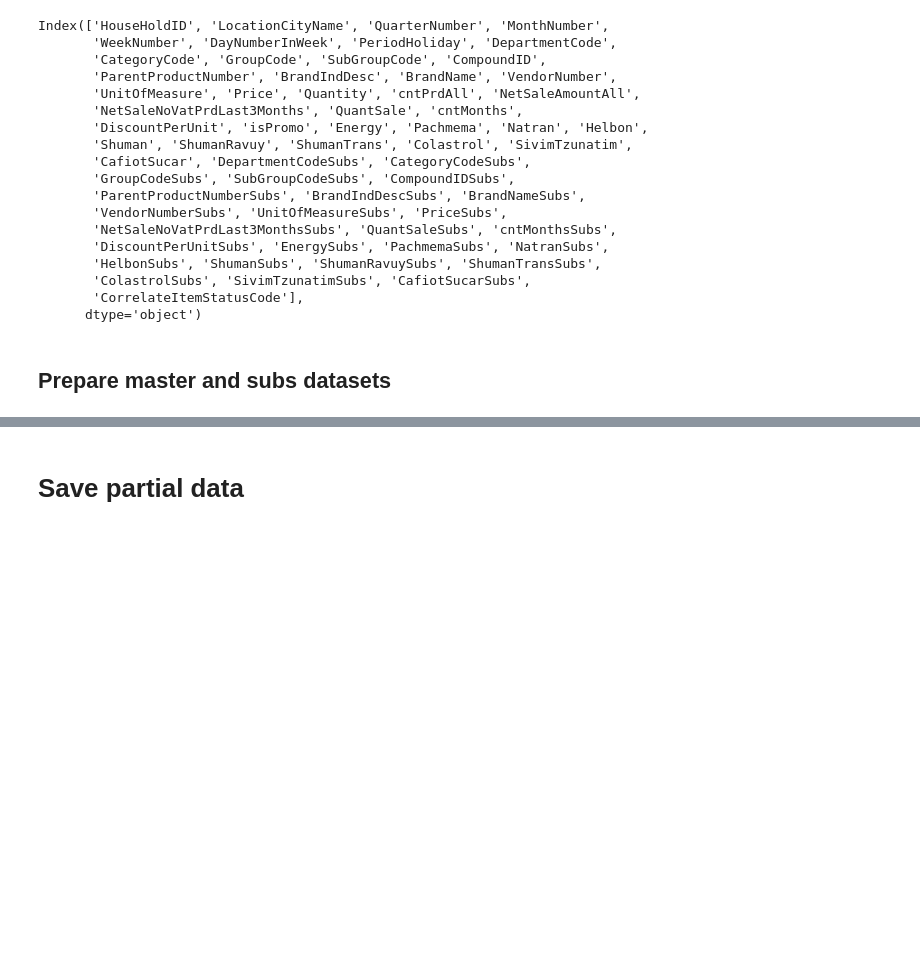
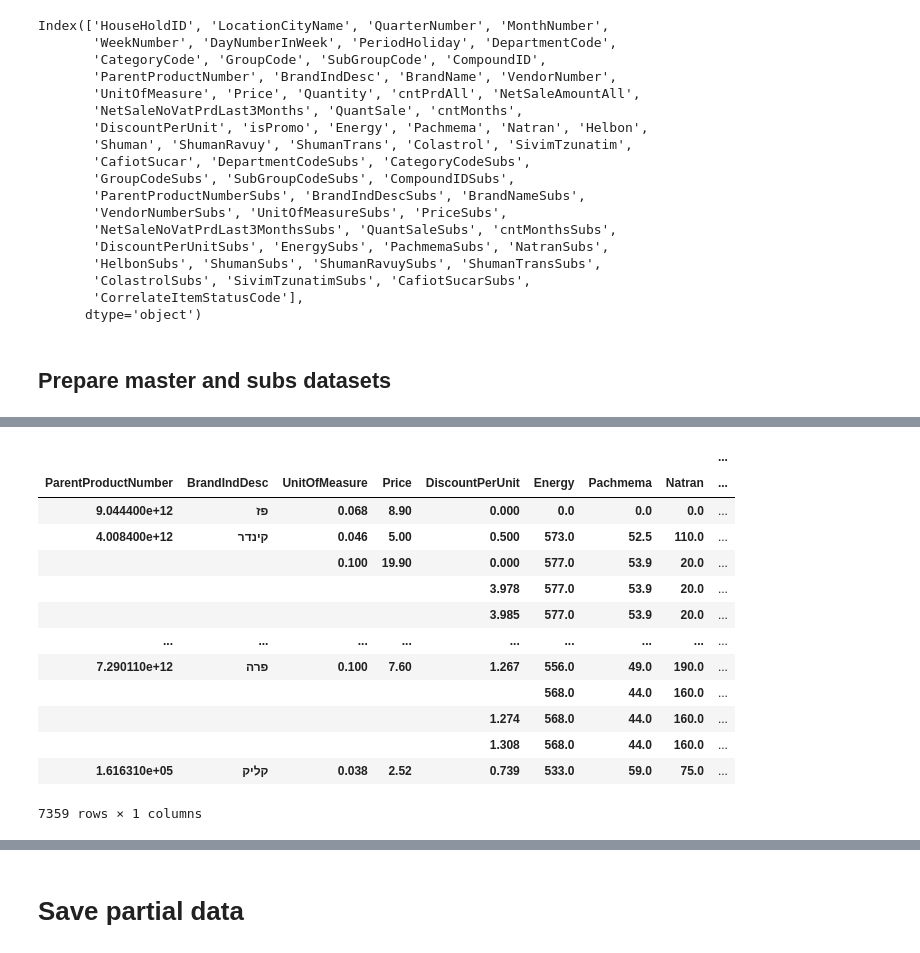
Before and after one commit to DanielKorenDataScience/ClassificationProject, a Jupyter notebook: Shufersal_predict.ipynb, the cells around one changed output, grey strips where cells are left out. Cells and saved outputs as stored; diff of their text form; code cells hidden in the pictures; blank space fills up the shorter version.

```diff
--- a/Shufersal_predict.ipynb
+++ b/Shufersal_predict.ipynb
@@ -160,7 +160,7 @@ Index(['HouseHoldID', 'LocationCityName', 'QuarterNumber', 'MonthNumber',
 if RAW:
   cols = ['HouseHoldID', 'LocationCityName', 'QuarterNumber', 'MonthNumber',
        'WeekNumber', 'DayNumberInWeek', 'PeriodHoliday', 'cntPrdAll', 'NetSaleAmountAll',
-       'NetSaleNoVatPrdLast3Months', 'QuantSale', 'cntMonths',
+       'NetSaleNoVatPrdLast3Months', 'QuantSale', 'cntMonths', 'Quantity',
        'NetSaleNoVatPrdLast3MonthsSubs', 'QuantSaleSubs', 'cntMonthsSubs',
        'CorrelateItemStatusCode']
   df = df2.drop(cols, axis=1)
@@ -200,0 +201,4 @@ p(df_no_promo.shape)
+# %%
+df_master.drop_duplicates(inplace=True)
+p(df_master.shape)
+d(df_master.head())
@@ -200,0 +225,21 @@ p(df_no_promo.shape)
+# %%
+# first group 471 - ['DepartmentCode', 'CategoryCode', 'GroupCode','SubGroupCode', 'CompoundID', 'BrandName', 'VendorNumber',
+#             'Shuman', 'ShumanRavuy', 'Colastrol', 'SivimTzunatim', 'CafiotSucar'] did not change that number
+val = pd.DataFrame(df_master.value_counts(['ParentProductNumber', 'BrandIndDesc', 'UnitOfMeasure', 'Price', 'DiscountPerUnit',
+                        'Energy', 'Pachmema', 'Natran', 'Helbon', 'ShumanTrans']))
+d(val)
+# %% [output]
+|  |  |  |  |  |  |  |  | ... |
+| ParentProductNumber | BrandIndDesc | UnitOfMeasure | Price | DiscountPerUnit | Energy | Pachmema | Natran | ... |
+| 9.044400e+12 | פז | 0.068 | 8.90 | 0.000 | 0.0 | 0.0 | 0.0 | ... |
+| 4.008400e+12 | קינדר | 0.046 | 5.00 | 0.500 | 573.0 | 52.5 | 110.0 | ... |
+|  |  | 0.100 | 19.90 | 0.000 | 577.0 | 53.9 | 20.0 | ... |
+|  |  |  |  | 3.978 | 577.0 | 53.9 | 20.0 | ... |
+|  |  |  |  | 3.985 | 577.0 | 53.9 | 20.0 | ... |
+| ... | ... | ... | ... | ... | ... | ... | ... | ... |
+| 7.290110e+12 | פרה | 0.100 | 7.60 | 1.267 | 556.0 | 49.0 | 190.0 | ... |
+|  |  |  |  |  | 568.0 | 44.0 | 160.0 | ... |
+|  |  |  |  | 1.274 | 568.0 | 44.0 | 160.0 | ... |
+|  |  |  |  | 1.308 | 568.0 | 44.0 | 160.0 | ... |
+| 1.616310e+05 | קליק | 0.038 | 2.52 | 0.739 | 533.0 | 59.0 | 75.0 | ... |
+7359 rows × 1 columns
```
Also changed, not shown: parts of 5 cells of this notebook.
